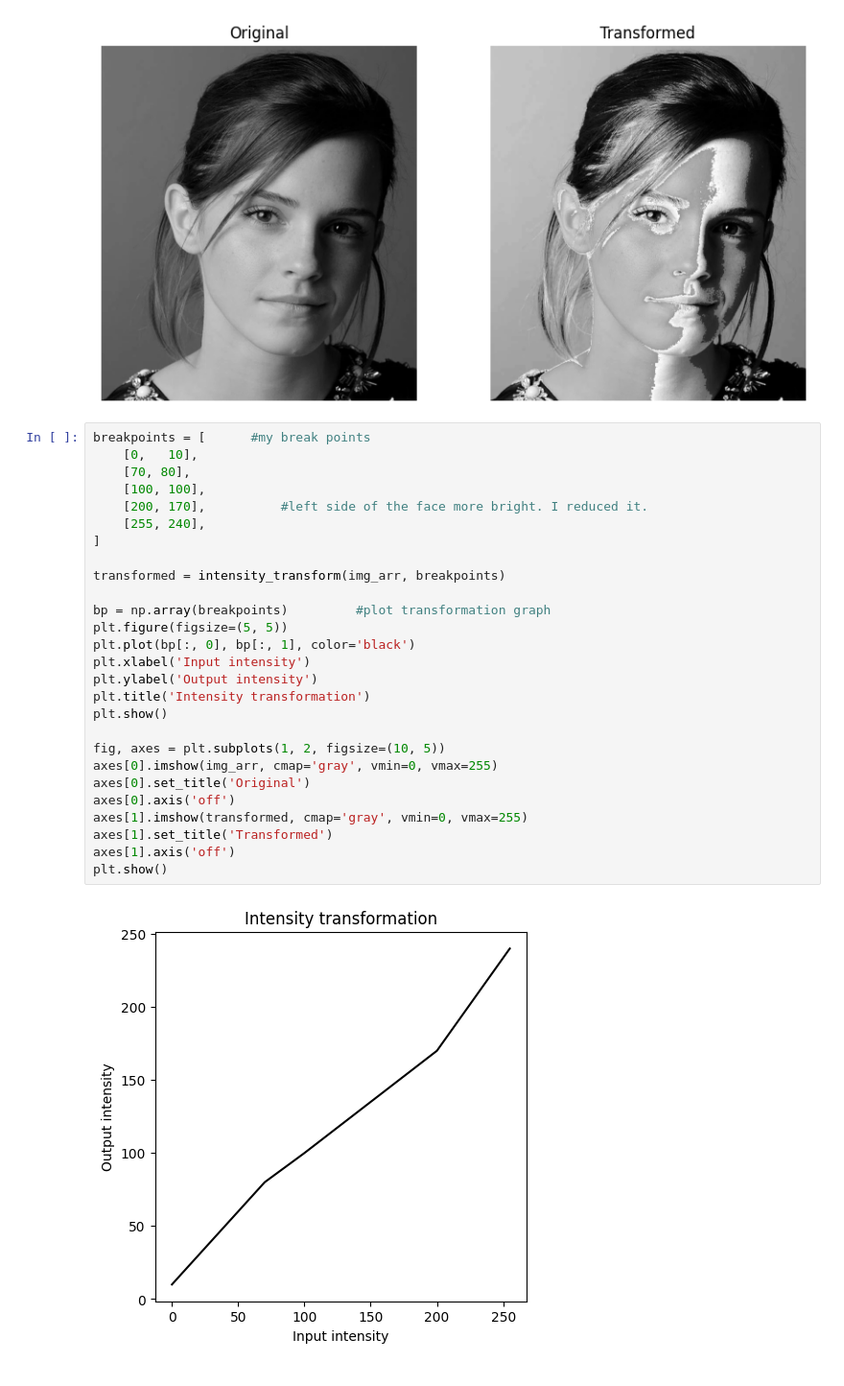
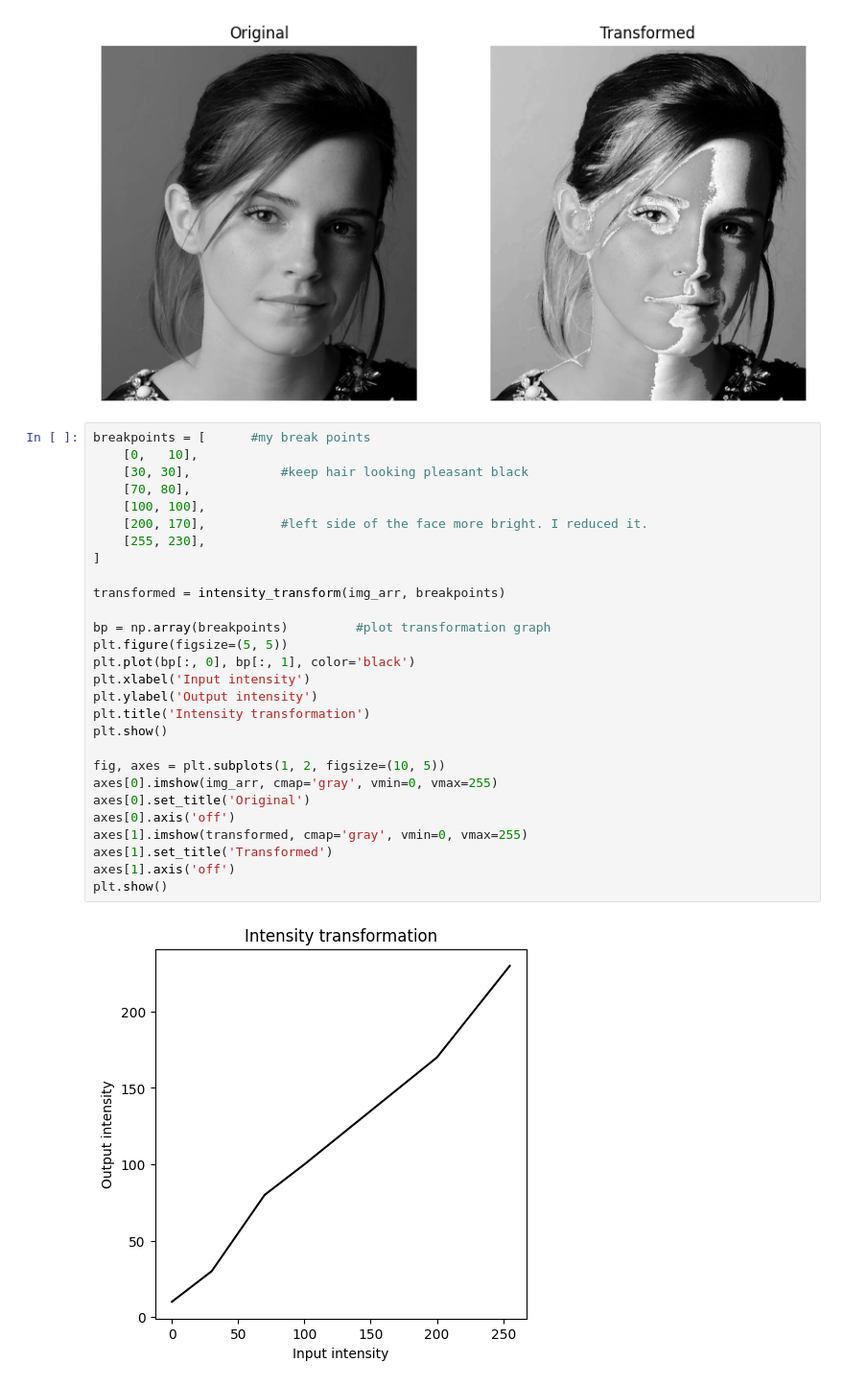
Before and after one commit to minsarapasindu2003-del/CV_assignment_01, a Jupyter notebook: answers.ipynb, the cells around one changed output. Shown at 96% size. Drawn from its saved outputs; the diff is of its cells as text.

```diff
--- a/answers.ipynb
+++ b/answers.ipynb
@@ -52,30 +52,31 @@ plt.show()
 # %%
 breakpoints = [      #my break points
     [0,   10],
+    [30, 30],            #keep hair looking pleasant black
     [70, 80],
     [100, 100],
     [200, 170],          #left side of the face more bright. I reduced it.
-    [255, 240],
+    [255, 230],
 ]
 
 transformed = intensity_transform(img_arr, breakpoints)
 
 bp = np.array(breakpoints)         #plot transformation graph
 plt.figure(figsize=(5, 5))
 plt.plot(bp[:, 0], bp[:, 1], color='black')
 plt.xlabel('Input intensity')
 plt.ylabel('Output intensity')
 plt.title('Intensity transformation')
 plt.show()
 
 fig, axes = plt.subplots(1, 2, figsize=(10, 5))
 axes[0].imshow(img_arr, cmap='gray', vmin=0, vmax=255)
 axes[0].set_title('Original')
 axes[0].axis('off')
 axes[1].imshow(transformed, cmap='gray', vmin=0, vmax=255)
 axes[1].set_title('Transformed')
 axes[1].axis('off')
 plt.show()
 # %% [output]
-[figure, old version]
+[figure, new version]
 [figure]
```
Also changed, not shown: parts of 4 cells of this notebook.
